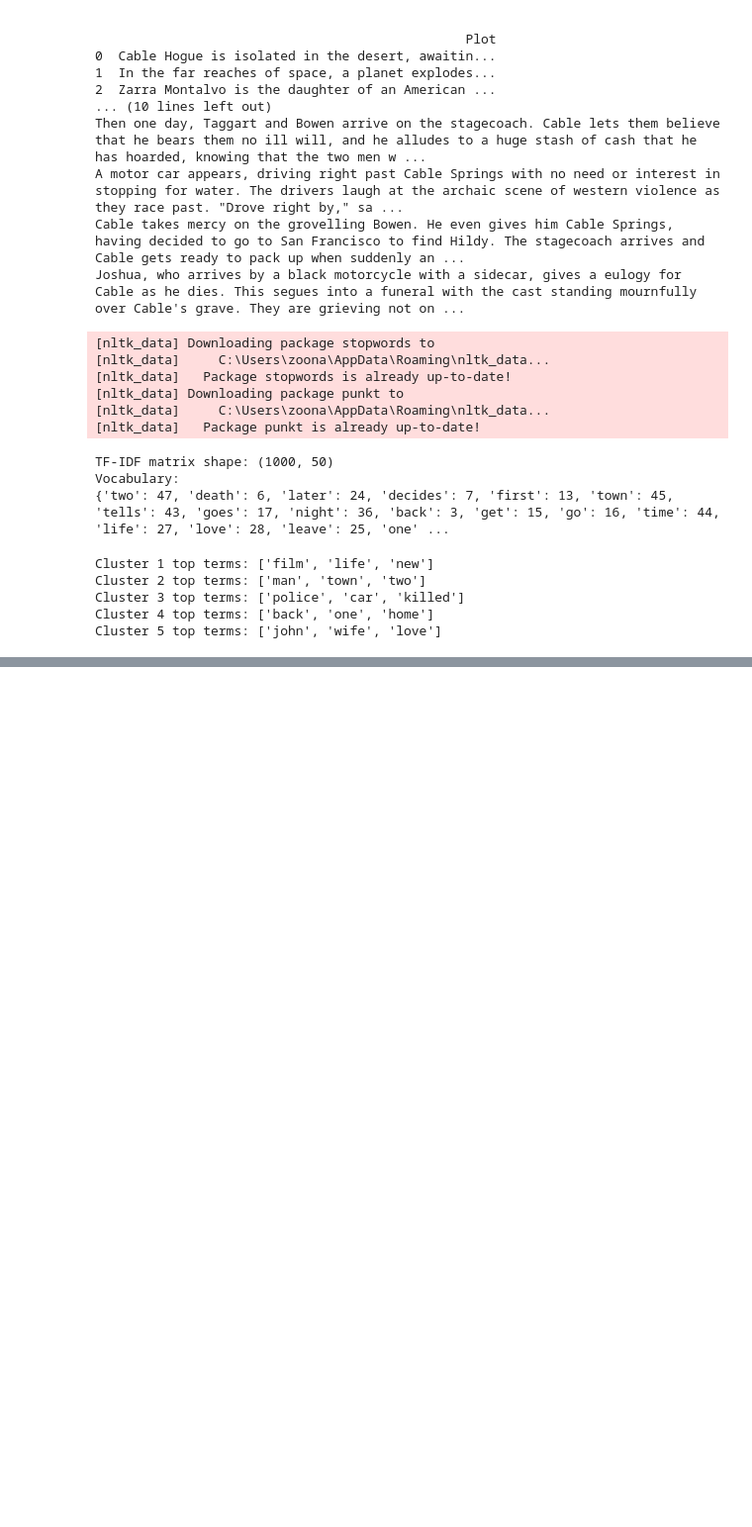
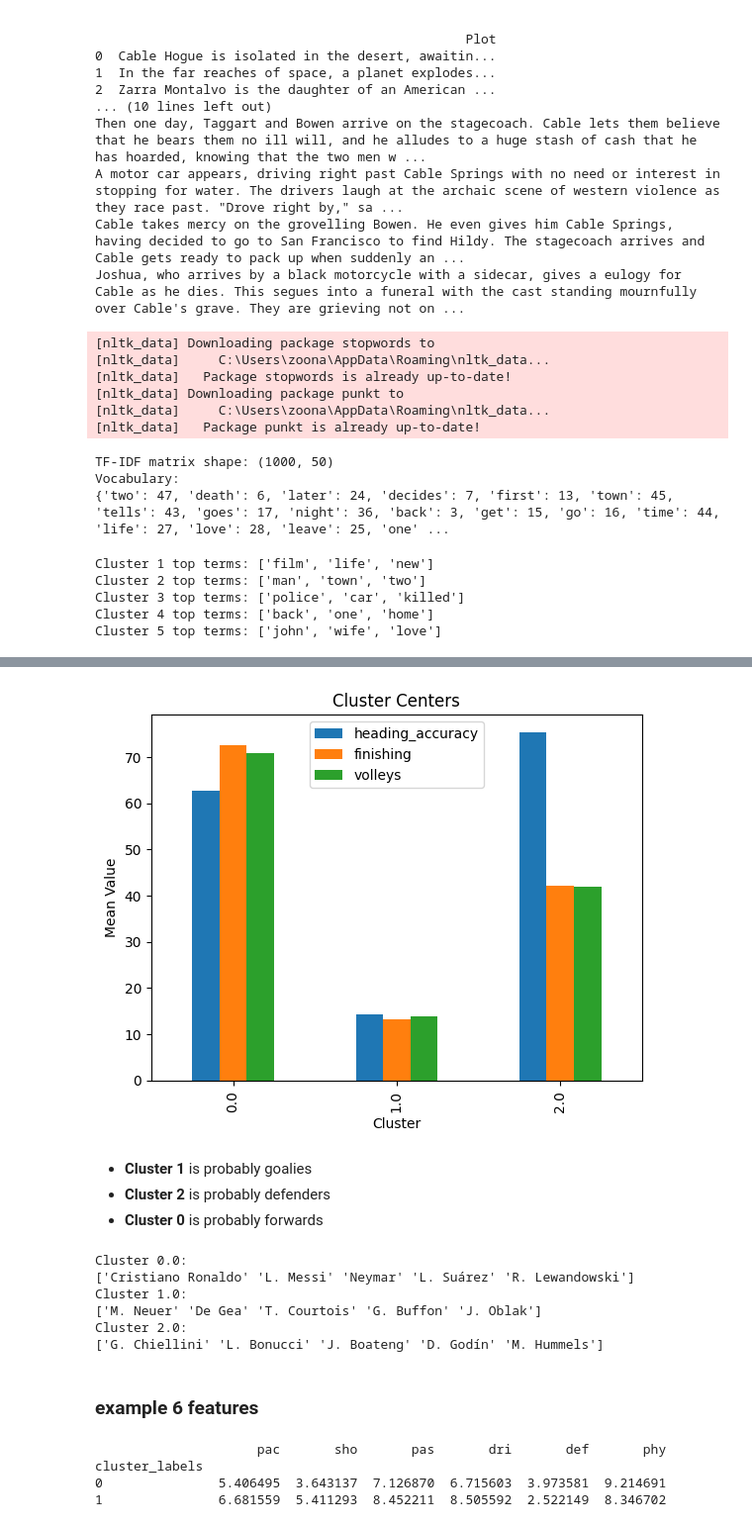
Before and after one commit to zoonalink/sandbox, a Jupyter notebook: Python/datacamp-ml-scientist/cluster-analysis-python/4-real-world.ipynb, the cells around one changed output, grey strips where cells are left out. Shown: that part at 99% size. Saved outputs shown, nothing was run; the diff lists cells and outputs as text; code cells hidden in the pictures; blank space fills up the shorter version.

```diff
--- a/Python/datacamp-ml-scientist/cluster-analysis-python/4-real-world.ipynb
+++ b/Python/datacamp-ml-scientist/cluster-analysis-python/4-real-world.ipynb
@@ -636,0 +730,59 @@ Cluster 5 top terms: ['john', 'wife', 'love']
+# %%
+# visualise cluster centres with bar plot
+grouped[['heading_accuracy', 'finishing', 'volleys']].plot(kind='bar')
+plt.title('Cluster Centers')
+plt.xlabel('Cluster')
+plt.ylabel('Mean Value')
+plt.show()
+# %% [output]
+[figure, added]
+# %% [markdown]
+* **Cluster 1** is probably goalies
+* **Cluster 2** is probably defenders
+* **Cluster 0** is probably forwards
+# %%
+# get name of the top 5 players in each cluster
+for cluster in fifa['cluster'].unique():
+    print(f"Cluster {cluster}:")
+    print(fifa[fifa['cluster'] == cluster]['name'].values[:5])
+# %% [output]
+Cluster 0.0:
+['Cristiano Ronaldo' 'L. Messi' 'Neymar' 'L. Suárez' 'R. Lewandowski']
+Cluster 1.0:
+['M. Neuer' 'De Gea' 'T. Courtois' 'G. Buffon' 'J. Oblak']
+Cluster 2.0:
+['G. Chiellini' 'L. Bonucci' 'J. Boateng' 'D. Godín' 'M. Hummels']
+# %% [markdown]
+### example 6 features
+# %%
+import numpy as np
+import pandas as pd
+import seaborn as sns
+import matplotlib.pyplot as plt
+from scipy.cluster.vq import kmeans, vq, whiten
+from sklearn.preprocessing import StandardScaler
+
+fifa = pd.read_csv('fifa_18_sample_data.csv')
+features = ['pac', 'sho', 'pas', 'dri', 'def', 'phy']
+
+# sort the data
+fifa = fifa.sort_values('overall', ascending=False)
+# scale the data
+#scaler = StandardScaler()
+#data_scaled = scaler.fit_transform(fifa[features].dropna())
+data_scaled = whiten(fifa[features].dropna())
+
+# perform k-means clustering
+centroids, distortion = kmeans(data_scaled, 2)
+
+# convert data_scaled back to DataFrame
+data_scaled_df = pd.DataFrame(data_scaled, columns=features)
+
+# assign each sample to a cluster
+data_scaled_df['cluster_labels'], _ = vq(data_scaled, centroids)
+print(data_scaled_df.groupby('cluster_labels').mean())
+# %% [output]
+                     pac       sho       pas       dri       def       phy
+cluster_labels
+0               5.406495  3.643137  7.126870  6.715603  3.973581  9.214691
+1               6.681559  5.411293  8.452211  8.505592  2.522149  8.346702
```
Also changed, not shown: parts of 6 cells of this notebook.
